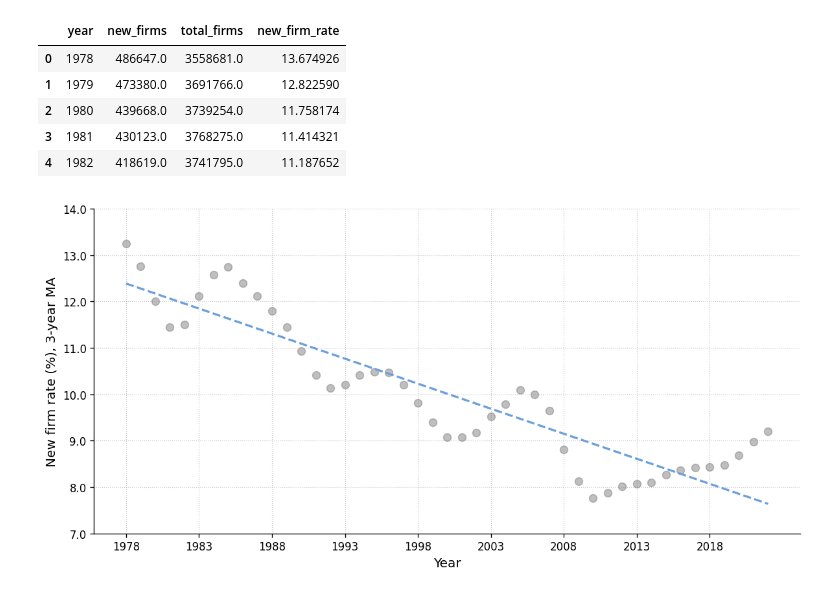
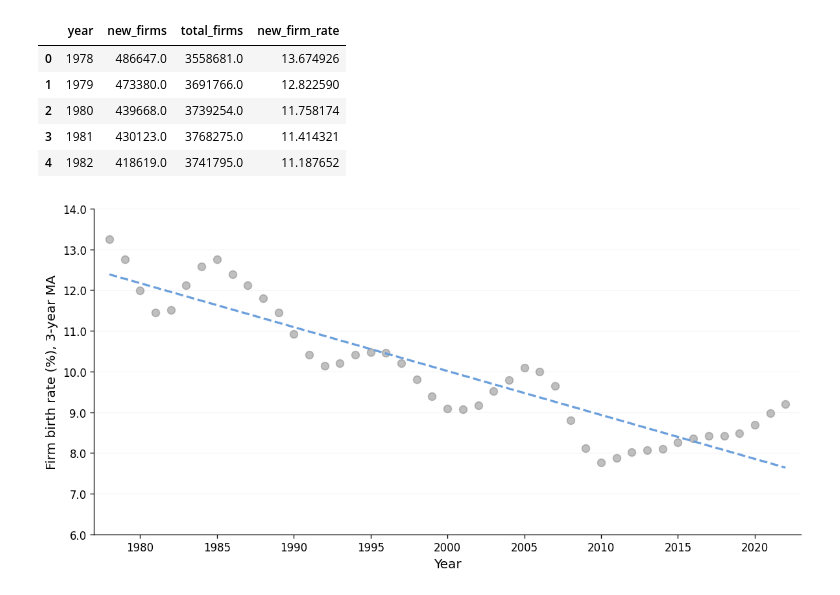
Before and after one commit to daniel-seymour/EC334-Summative, a Jupyter notebook: data-viz/bus_dynamism_trends.ipynb, the cells around one changed output. Saved outputs shown, nothing was run; the diff lists cells and outputs as text; code cells hidden in the pictures.

```diff
--- a/data-viz/bus_dynamism_trends.ipynb
+++ b/data-viz/bus_dynamism_trends.ipynb
@@ -486,5 +648,5 @@ plt.show()
 # %%
-data_path = "/Users/danielseymour/Developer/EC334-Summative/raw_data/new_firms_df.csv"
+data_path = "/Users/danielseymour/Developer/EC334-Summative/raw_data/dynamism_data/new_firms_df.csv"
 new_firms = pd.read_csv(data_path)
 new_firms.head()
 # %% [output]
@@ -496,6 +658,8 @@ new_firms.head()
 | 4 | 1982 | 418619.0 | 3741795.0 | 11.187652 |
 # %%
 import numpy as np
+import matplotlib.pyplot as plt
+from sklearn.linear_model import LinearRegression
 
 # Compute 3-year centered moving average for new_firm_rate
 new_firms['new_firm_rate_3yr_avg'] = (
@@ -519,48 +683,61 @@ plt.style.use('default')
 fig, ax = plt.subplots(figsize=(10, 5), dpi=120)
 ax.set_facecolor('white')
 
-# Scatter plot of 3-year MA
+# Scatter plot of 3-year MA with grey dots
 ax.scatter(
     new_firms['year'],
     y,
     s=50,
     color='grey',
     alpha=0.5,
 )
 
-# Trend line
+# Trend line with light blue dashed line
 ax.plot(
     new_firms['year'],
     y_trend,
     linestyle='--',
     linewidth=2,
     color='#6CA0DC',
 )
 
-# Dynamic y-ticks
-y_min = np.floor(y.min())
-y_max = np.ceil(y.max())
-y_range = y_max - y_min
-tick_spacing = 0.5 if y_range <= 5 else (1.0 if y_range <= 10 else 2.0)
-ax.set_yticks(np.arange(y_min, y_max + tick_spacing, tick_spacing))
-ax.yaxis.set_major_formatter('{x:.1f}')
+# Get axis range info
+min_year = new_firms['year'].min()
+max_year = new_firms['year'].max()
 
-# X-ticks
-ax.set_xticks(range(int(new_firms['year'].min()), int(new_firms['year'].max())+1, 5))
+# Set x-ticks starting from 1980 with 5-year intervals
+start_year = 1980
+x_ticks = range(start_year, int(max_year) + 6, 5)
+ax.set_xticks(x_ticks)
+ax.set_xlim(min_year - 1, max_year + 1)  # Add padding
 
-# Spine cleanup
+# FIXED Y-AXIS: Set y-axis limits from 6 to 14 as requested
+ax.set_ylim(6, 14)
+
+# Set y-ticks with 1.0 increments
+y_ticks = np.arange(6, 14.1, 1.0)  # 6.0, 7.0, 8.0, 9.0, 10.0, 11.0, 12.0, 13.0, 14.0
+ax.set_yticks(y_ticks)
+ax.yaxis.set_major_formatter('{x:.1f}')  # show one decimal place
+
+# Improve spine appearance
 ax.spines['top'].set_visible(False)
 ax.spines['right'].set_visible(False)
+ax.spines['left'].set_linewidth(0.8)  # Slightly thinner left spine
+ax.spines['bottom'].set_linewidth(0.8)  # Slightly thinner bottom spine
 
-# Gridlines
-ax.grid(which='major', linestyle=':', linewidth=0.7, alpha=0.7)
-ax.set_axisbelow(True)
+# Improve gridlines (lighter, horizontal only)
+ax.grid(which='major', axis='y', linestyle='-', linewidth=0.4, color='#E0E0E0', alpha=0.7)
+ax.set_axisbelow(True)  # Ensure grid is behind data
 
 # Labels
 ax.set_xlabel('Year', fontsize=12)
-ax.set_ylabel('New firm rate (%), 3-year MA', fontsize=12)
+ax.set_ylabel('Firm birth rate (%), 3-year MA', fontsize=12)
+
+# Ensure tick labels are clean and properly sized
+ax.tick_params(axis='both', which='major', labelsize=10)
 
 plt.tight_layout()
+plt.savefig('../figures/firm_birth_rate_trend.png', dpi=300, bbox_inches='tight')
 plt.show()
 # %% [output]
-[figure, old version]
+[figure, new version]
```
Also changed, not shown: parts of 24 cells of this notebook, 25 other files.
